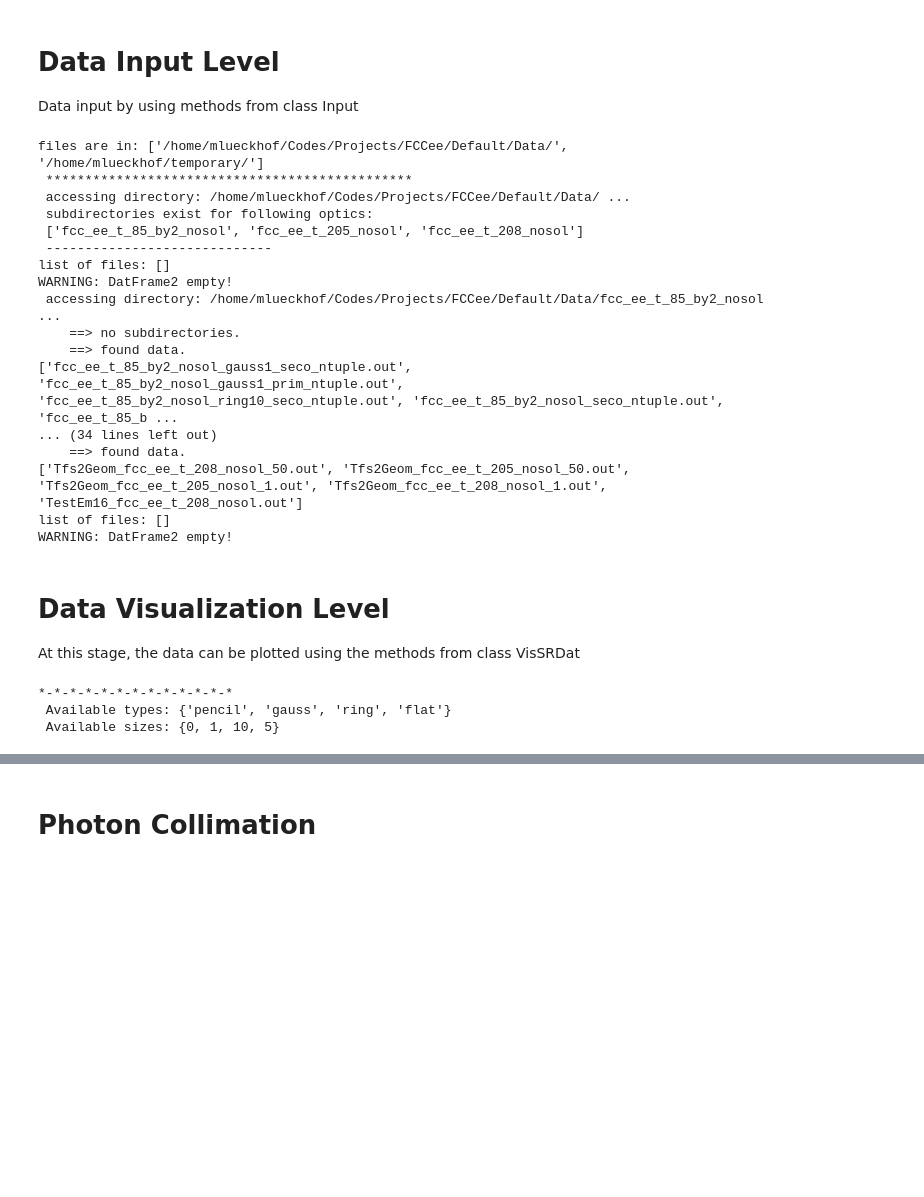
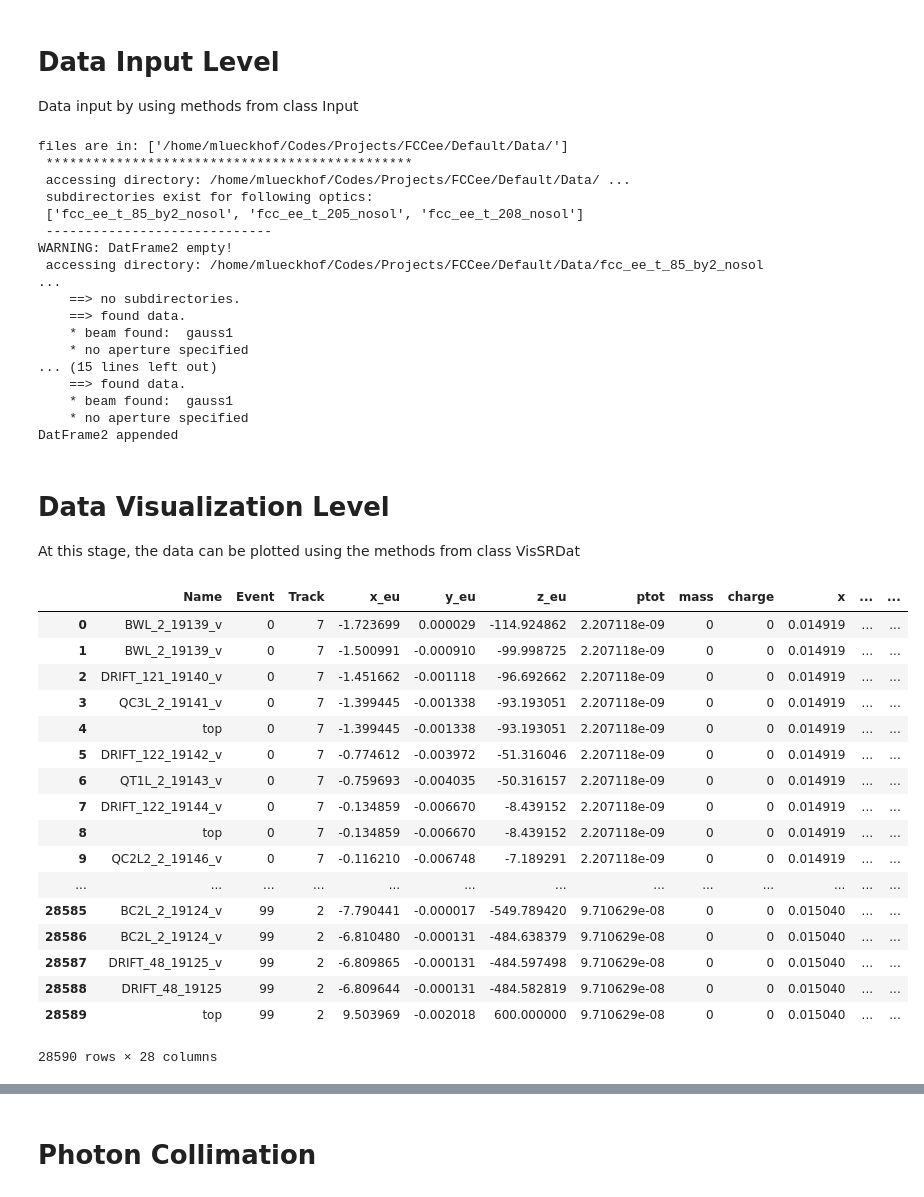
Before and after one commit to Number042/Python, a Jupyter notebook: FCCee Synchrotron-Radiation.ipynb, the cells around one changed output, grey strips where cells are left out. Cells and saved outputs as stored; diff of their text form; code cells hidden in the pictures; blank space fills up the shorter version.

```diff
--- a/FCCee Synchrotron-Radiation.ipynb
+++ b/FCCee Synchrotron-Radiation.ipynb
@@ -32,38 +32,52 @@ Data Input Level
 =========
 Data input by using methods from class Input
 # %%
-Storage = DataReader(path = ['/home/mlueckhof/Codes/Projects/FCCee/Default/Data/','/home/mlueckhof/temporary/'])
-DFseco_col = Storage.readG4out(read = 'secondaries', datType = 'default', verbose = 2)
-
-# beamTypes, beamSizes = Storage.beamList, Storage.beamSizes
+Storage = DataReader(path = ['/home/mlueckhof/Codes/Projects/FCCee/Default/Data/'])
+DFseco_col = Storage.readG4out(read = 'secondaries', datType = 'default', verbose = 0)
 # %% [output]
-files are in: ['/home/mlueckhof/Codes/Projects/FCCee/Default/Data/', '/home/mlueckhof/temporary/']
+files are in: ['/home/mlueckhof/Codes/Projects/FCCee/Default/Data/']
  ***********************************************
  accessing directory: /home/mlueckhof/Codes/Projects/FCCee/Default/Data/ ...
  subdirectories exist for following optics:
  ['fcc_ee_t_85_by2_nosol', 'fcc_ee_t_205_nosol', 'fcc_ee_t_208_nosol']
  -----------------------------
-list of files: []
 WARNING: DatFrame2 empty!
  accessing directory: /home/mlueckhof/Codes/Projects/FCCee/Default/Data/fcc_ee_t_85_by2_nosol ...
     ==> no subdirectories.
     ==> found data.
-['fcc_ee_t_85_by2_nosol_gauss1_seco_ntuple.out', 'fcc_ee_t_85_by2_nosol_gauss1_prim_ntuple.out', 'fcc_ee_t_85_by2_nosol_ring10_seco_ntuple.out', 'fcc_ee_t_85_by2_nosol_seco_ntuple.out', 'fcc_ee_t_85_b ...
-... (34 lines left out)
+    * beam found:  gauss1
+    * no aperture specified
+... (15 lines left out)
     ==> found data.
-['Tfs2Geom_fcc_ee_t_208_nosol_50.out', 'Tfs2Geom_fcc_ee_t_205_nosol_50.out', 'Tfs2Geom_fcc_ee_t_205_nosol_1.out', 'Tfs2Geom_fcc_ee_t_208_nosol_1.out', 'TestEm16_fcc_ee_t_208_nosol.out']
-list of files: []
-WARNING: DatFrame2 empty!
+    * beam found:  gauss1
+    * no aperture specified
+DatFrame2 appended
 # %% [markdown]
 Data Visualization Level
 ==============
 At this stage, the data can be plotted using the methods from class VisSRDat
 # %%
 Selection = DataSelection(DFseco_col)
-def_opt = Selection.opticsSelection(optics = 'all', verbose = 0) #['fcc_ee_t_205_nosol','fcc_ee_t_208_nosol']
-beamTypes, beamSizes = Selection.get_beamShapes_and_Size(verbose = 1)
+def_opt = Selection.opticsSelection(optics = ['fcc_ee_t_205_nosol'], verbose = 0)
+def_opt_split = DataSelection.splitNames(def_opt)
+def_opt_split
 # %% [output]
+|  | Name | Event | Track | x_eu | y_eu | z_eu | ptot | mass | charge | x | ... | ... |
+| 0 | BWL_2_19139_v | 0 | 7 | -1.723699 | 0.000029 | -114.924862 | 2.207118e-09 | 0 | 0 | 0.014919 | ... | ... |
+| 1 | BWL_2_19139_v | 0 | 7 | -1.500991 | -0.000910 | -99.998725 | 2.207118e-09 | 0 | 0 | 0.014919 | ... | ... |
+| 2 | DRIFT_121_19140_v | 0 | 7 | -1.451662 | -0.001118 | -96.692662 | 2.207118e-09 | 0 | 0 | 0.014919 | ... | ... |
+| 3 | QC3L_2_19141_v | 0 | 7 | -1.399445 | -0.001338 | -93.193051 | 2.207118e-09 | 0 | 0 | 0.014919 | ... | ... |
+| 4 | top | 0 | 7 | -1.399445 | -0.001338 | -93.193051 | 2.207118e-09 | 0 | 0 | 0.014919 | ... | ... |
+| 5 | DRIFT_122_19142_v | 0 | 7 | -0.774612 | -0.003972 | -51.316046 | 2.207118e-09 | 0 | 0 | 0.014919 | ... | ... |
+| 6 | QT1L_2_19143_v | 0 | 7 | -0.759693 | -0.004035 | -50.316157 | 2.207118e-09 | 0 | 0 | 0.014919 | ... | ... |
+| 7 | DRIFT_122_19144_v | 0 | 7 | -0.134859 | -0.006670 | -8.439152 | 2.207118e-09 | 0 | 0 | 0.014919 | ... | ... |
+| 8 | top | 0 | 7 | -0.134859 | -0.006670 | -8.439152 | 2.207118e-09 | 0 | 0 | 0.014919 | ... | ... |
+| 9 | QC2L2_2_19146_v | 0 | 7 | -0.116210 | -0.006748 | -7.189291 | 2.207118e-09 | 0 | 0 | 0.014919 | ... | ... |
+| ... | ... | ... | ... | ... | ... | ... | ... | ... | ... | ... | ... | ... |
+| 28585 | BC2L_2_19124_v | 99 | 2 | -7.790441 | -0.000017 | -549.789420 | 9.710629e-08 | 0 | 0 | 0.015040 | ... | ... |
+| 28586 | BC2L_2_19124_v | 99 | 2 | -6.810480 | -0.000131 | -484.638379 | 9.710629e-08 | 0 | 0 | 0.015040 | ... | ... |
+| 28587 | DRIFT_48_19125_v | 99 | 2 | -6.809865 | -0.000131 | -484.597498 | 9.710629e-08 | 0 | 0 | 0.015040 | ... | ... |
+| 28588 | DRIFT_48_19125 | 99 | 2 | -6.809644 | -0.000131 | -484.582819 | 9.710629e-08 | 0 | 0 | 0.015040 | ... | ... |
+| 28589 | top | 99 | 2 | 9.503969 | -0.002018 | 600.000000 | 9.710629e-08 | 0 | 0 | 0.015040 | ... | ... |
-*-*-*-*-*-*-*-*-*-*-*-*-*
- Available types: {'pencil', 'gauss', 'ring', 'flat'}
- Available sizes: {0, 1, 10, 5}
+28590 rows × 28 columns
 # %%
```
Also changed, not shown: parts of 3 cells of this notebook, 1 other file.
